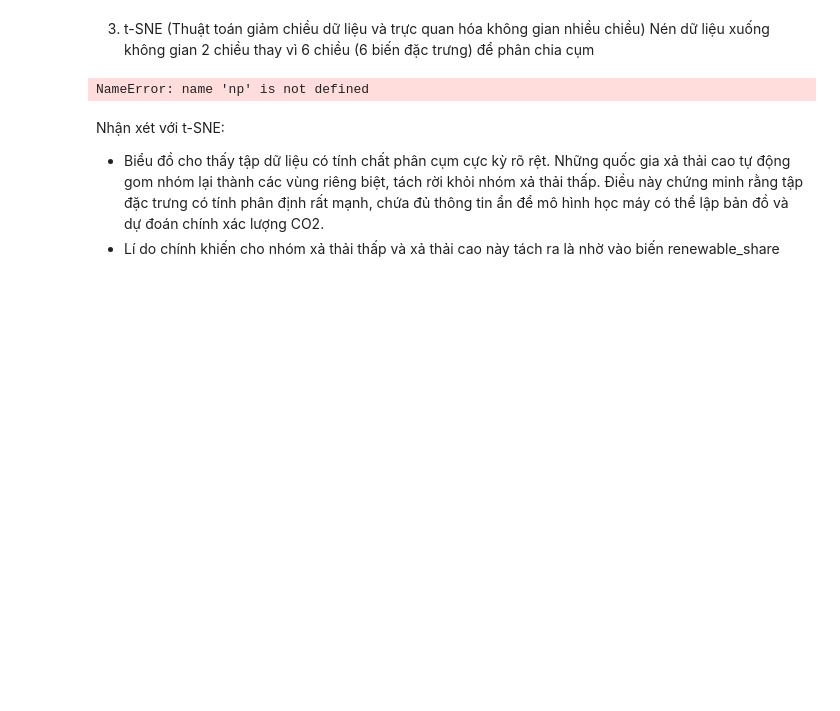
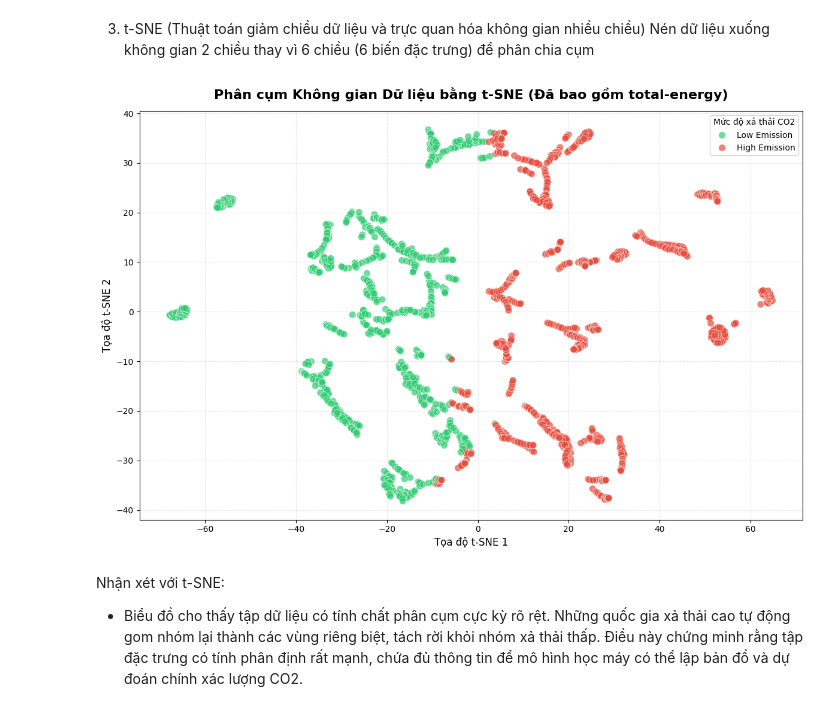
Before and after one commit to NganBui25/-CO2-Emissions-Prediction, a Jupyter notebook: full_data_crawler.ipynb, the cells around one changed output. Cells and saved outputs as stored; diff of their text form; code cells hidden in the pictures; blank space fills up the shorter version.

```diff
--- a/full_data_crawler.ipynb
+++ b/full_data_crawler.ipynb
@@ -960,62 +933,39 @@ Qua biểu đồ hồi quy ta nhận thấy:
 3. t-SNE (Thuật toán giảm chiều dữ liệu và trực quan hóa không gian nhiều chiều)
 Nén dữ liệu xuống không gian 2 chiều thay vì 6 chiều (6 biến đặc trưng) để phân chia cụm
 # %%
-import matplotlib.pyplot as plt
 from sklearn.manifold import TSNE
-from sklearn.preprocessing import StandardScaler
 
-# 1. Đọc dữ liệu
-# Giả sử file của bạn là 'process_Encoded.csv' (file đã xử lý missing values)
-df = pd.read_csv('process_Final.csv')
+X_features = df[['coal-lignite', 'electricity', 'natural-gas', 'oil-products', 'total-energy']]
 
-# 2. Định nghĩa các Đặc trưng (Features) đưa vào t-SNE - Giữ lại total-energy
-features = ['coal-lignite', 'natural-gas', 'oil-products', 'electricity', 'total-energy']
-X = df[features]
+tsne = TSNE(n_components=2, random_state=42, perplexity=30)
+tsne_results = tsne.fit_transform(X_features)
 
-# 3. Chuẩn bị Biến mục tiêu (Y) để tô màu cho biểu đồ
-# Chia lượng CO2 thành 2 nhóm: Thấp (Low) và Cao (High) dựa trên mức Trung vị (Median)
-median_co2 = df['co2-emissions'].median()
-df['CO2_Level'] = np.where(df['co2-emissions'] > median_co2, 'High Emission', 'Low Emission')
-
-# 4. CHUẨN HÓA DỮ LIỆU (Bắt buộc đối với t-SNE)
-# t-SNE tính toán dựa trên khoảng cách, nên các biến phải cùng hệ quy chiếu
-scaler = StandardScaler()
-X_scaled = scaler.fit_transform(X)
-
-# 5. Cấu hình và chạy thuật toán t-SNE (Giảm từ 5 chiều xuống 2 chiều)
-# random_state=42 giúp kết quả vẽ ra luôn giống nhau ở các lần chạy
-tsne = TSNE(n_components=2, random_state=42, perplexity=30, max_iter=1000)
-tsne_results = tsne.fit_transform(X_scaled)
-
-# Lưu kết quả 2 tọa độ mới vào DataFrame để vẽ
 df['tsne_1'] = tsne_results[:, 0]
 df['tsne_2'] = tsne_results[:, 1]
 
-# 6. Trực quan hóa bằng Seaborn (Scatter plot)
+co2_median = df['co2-emissions'].median()
+df['CO2_Level'] = df['co2-emissions'].apply(lambda x: 'High Emission' if x > co2_median else 'Low Emission')
+
+# Vẽ biểu đồ phân cụm
 plt.figure(figsize=(12, 8))
 sns.scatterplot(
     x='tsne_1', y='tsne_2',
     hue='CO2_Level',
-    palette={'Low Emission': 'green', 'High Emission': 'red'},
+    palette={'Low Emission': '#2ecc71', 'High Emission': '#e74c3c'}, # Mã màu xanh lá/đỏ cho đẹp
     data=df,
     alpha=0.7,
-    s=60, # Kích thước chấm
-    edgecolor='w',
-    linewidth=0.5
+    s=70, edgecolor='white', linewidth=0.5
 )
-
-# Trang trí biểu đồ cho chuyên nghiệp
-plt.title('Trực quan hóa không gian dữ liệu bằng t-SNE (Bao gồm Total-Energy)', fontsize=16, fontweight='bold')
-plt.xlabel('Thành phần t-SNE 1', fontsize=12)
-plt.ylabel('Thành phần t-SNE 2', fontsize=12)
-plt.legend(title='Mức độ xả thải CO2')
-plt.grid(True, linestyle='--', alpha=0.5)
+plt.title('Phân cụm Không gian Dữ liệu bằng t-SNE (Đã bao gồm total-energy)', fontsize=16, fontweight='bold', pad=15)
+plt.xlabel('Tọa độ t-SNE 1', fontsize=12)
+plt.ylabel('Tọa độ t-SNE 2', fontsize=12)
+plt.legend(title='Mức độ xả thải CO2', loc='best')
+plt.grid(True, linestyle='--', alpha=0.3)
 
 plt.tight_layout()
 plt.show()
 # %% [output]
-NameError: name 'np' is not defined
+[figure, added]
 # %% [markdown]
 Nhận xét với t-SNE:
-- Biểu đồ cho thấy tập dữ liệu có tính chất phân cụm cực kỳ rõ rệt. Những quốc gia xả thải cao tự động gom nhóm lại thành các vùng riêng biệt, tách rời khỏi nhóm xả thải thấp. Điều này chứng minh rằng tập đặc trưng có tính phân định rất mạnh, chứa đủ thông tin ẩn để mô hình học máy có thể lập bản đồ và dự đoán chính xác lượng CO2.
-- Lí do chính khiến cho nhóm xả thải thấp và xả thải cao này tách ra là nhờ vào biến renewable_share
+- Biểu đồ cho thấy tập dữ liệu có tính chất phân cụm cực kỳ rõ rệt. Những quốc gia xả thải cao tự động gom nhóm lại thành các vùng riêng biệt, tách rời khỏi nhóm xả thải thấp. Điều này chứng minh rằng tập đặc trưng có tính phân định rất mạnh, chứa đủ thông tin để mô hình học máy có thể lập bản đồ và dự đoán chính xác lượng CO2.
```
Also changed, not shown: parts of 13 cells of this notebook.
